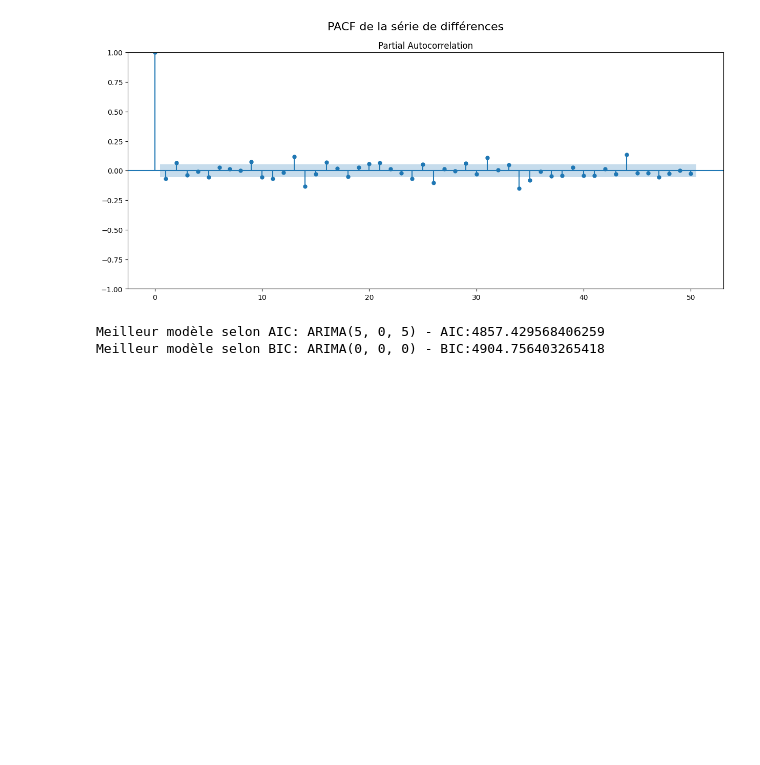
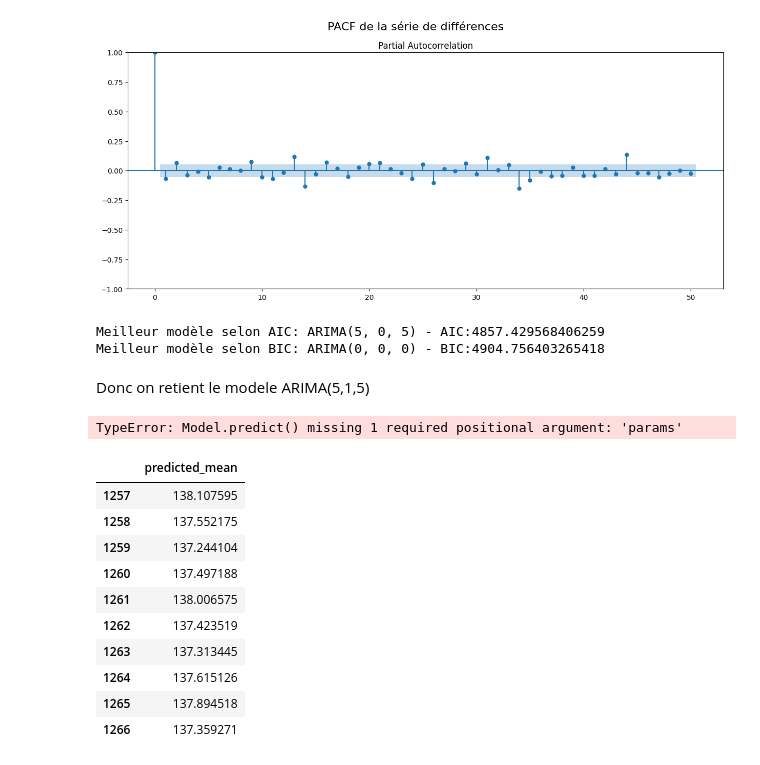
Before and after one commit to ValdesFeudjio/stock_price_prediction, a Jupyter notebook: mon_code.ipynb, the cells around one changed output. Drawn from its saved outputs; the diff is of its cells as text; code cells hidden in the pictures; blank space fills up the shorter version.

```diff
--- a/mon_code.ipynb
+++ b/mon_code.ipynb
@@ -248,3 +248,47 @@ print(f"Meilleur modèle selon BIC: ARIMA{best_order_bic} - BIC:{best_bic}")
 # %% [output]
 Meilleur modèle selon AIC: ARIMA(5, 0, 5) - AIC:4857.429568406259
 Meilleur modèle selon BIC: ARIMA(0, 0, 0) - BIC:4904.756403265418
+# %% [markdown]
+Donc on retient le modele ARIMA(5,1,5)
+# %%
+
+
+# Ajuster le modèle ARIMA
+best_model = ARIMA(nvidia_ts, order=(5, 1, 5))  # Spécifiez les ordres (p, d, q)
+fitted_model = best_model.fit()  # Ajustement du modèle
+
+# Effectuer des prédictions
+predictions = fitted_model.predict(start=0, end=len(nvidia_ts)-1, dynamic=False)
+
+# Tracer la série originale et les prédictions
+plt.figure(figsize=(12, 6))
+plt.plot(nvidia_ts, label='Série d\'origine', color='blue')
+plt.plot(predictions, label='Prédictions', color='red', linestyle='--')
+plt.legend()
+plt.title('Série originale et prédictions ARIMA')
+plt.show()
+# %% [output]
+TypeError: Model.predict() missing 1 required positional argument: 'params'
+# %%
+# Ajuster le modèle ARIMA
+best_model = ARIMA(nvidia_ts, order=(5, 1, 5))
+fitted_model = best_model.fit()
+
+# Effectuer des prédictions sur 10 périodes
+forecast = fitted_model.forecast(steps=10)
+
+predictions_10=pd.DataFrame(forecast)
+# Afficher les prédictions
+predictions_10
+# %% [output]
+|  | predicted_mean |
+| 1257 | 138.107595 |
+| 1258 | 137.552175 |
+| 1259 | 137.244104 |
+| 1260 | 137.497188 |
+| 1261 | 138.006575 |
+| 1262 | 137.423519 |
+| 1263 | 137.313445 |
+| 1264 | 137.615126 |
+| 1265 | 137.894518 |
+| 1266 | 137.359271 |
```
Also changed, not shown: parts of 2 cells of this notebook.
